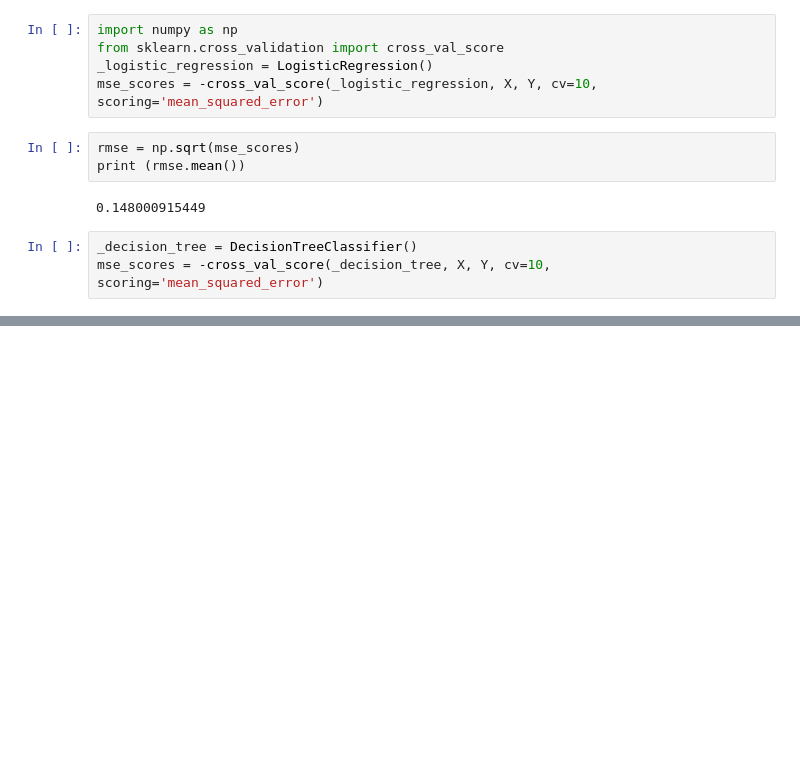
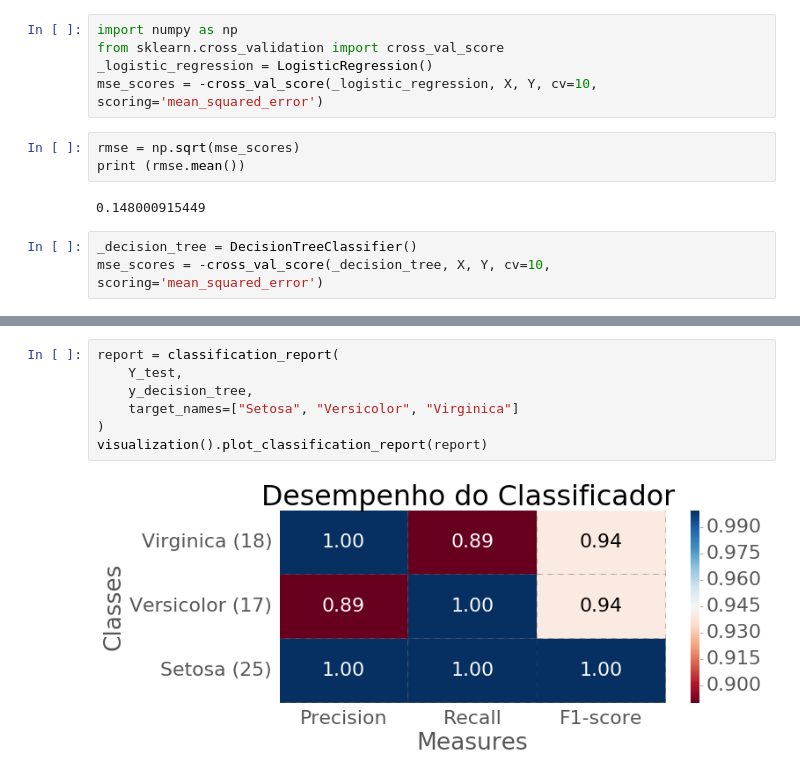
Before and after one commit to andressa/tdcpoa2016-trilhapython-datascience-e-scikitlearn, a Jupyter notebook: Aprenda_Ciência_de_Dados_com_Scikit-Learn.ipynb, the cells around one changed output, grey strips where cells are left out. Drawn from its saved outputs; the diff is of its cells as text; blank space fills up the shorter version.

```diff
--- a/Aprenda_Ciência_de_Dados_com_Scikit-Learn.ipynb
+++ b/Aprenda_Ciência_de_Dados_com_Scikit-Learn.ipynb
@@ -360,3 +383,12 @@ print (rmse.mean())
+# %%
+report = classification_report(
+    Y_test,
+    y_decision_tree,
+    target_names=["Setosa", "Versicolor", "Virginica"]
+)
+visualization().plot_classification_report(report)
+# %% [output]
+[figure, added]
 # %% [markdown]
 ![step5](./images/step5.png)
 # %% [markdown]
```
Also changed, not shown: parts of 6 cells of this notebook, 6 other files.
